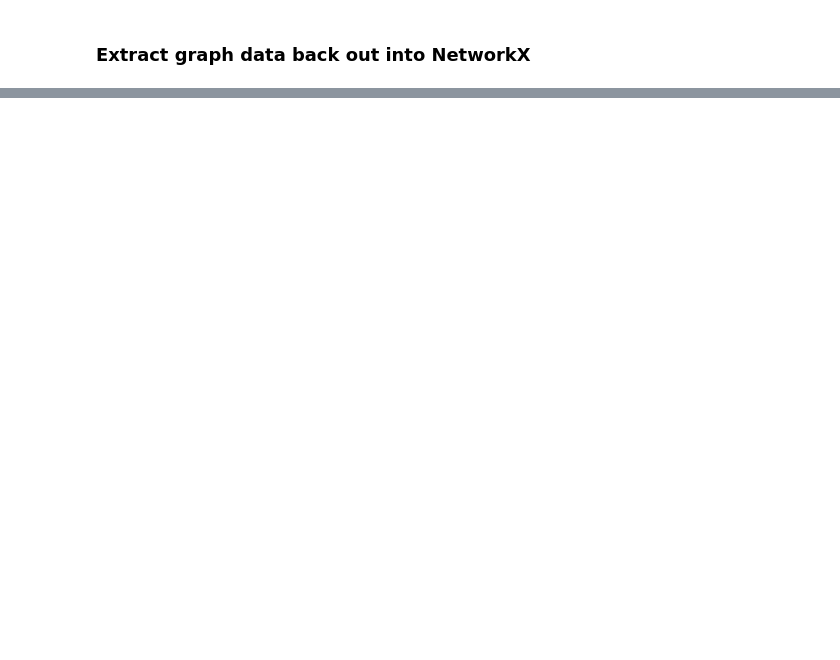
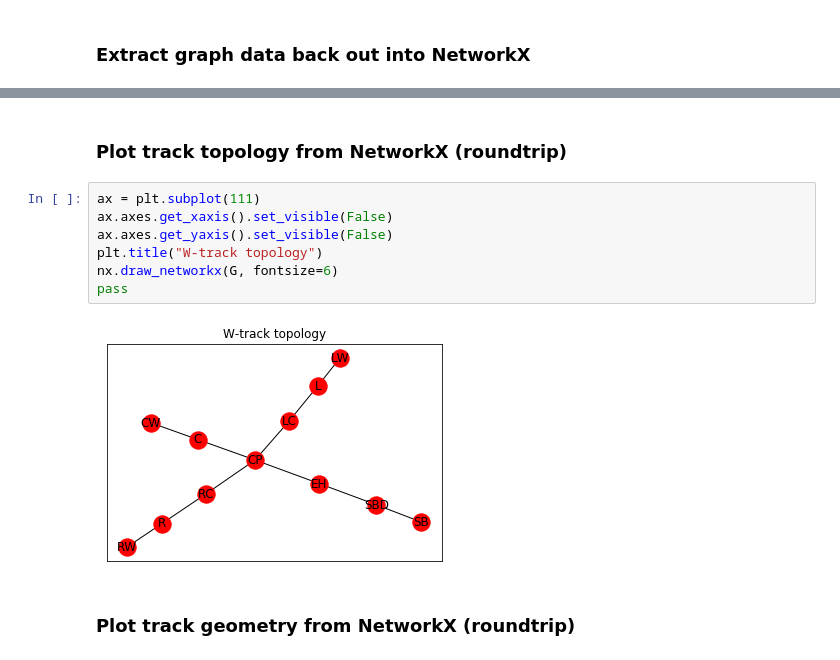
Before and after one commit to LorenFrankLab/franklab-nwb, a Jupyter notebook: behavioral_extensions.ipynb, the cells around one changed output, grey strips where cells are left out. Saved outputs shown, nothing was run; the diff lists cells and outputs as text; blank space fills up the shorter version.

```diff
--- a/behavioral_extensions.ipynb
+++ b/behavioral_extensions.ipynb
@@ -176,0 +271,13 @@ help(FL_SegmentNode)
+# %% [markdown]
+### Plot track topology from NetworkX (roundtrip)
+# %%
+ax = plt.subplot(111)
+ax.axes.get_xaxis().set_visible(False)
+ax.axes.get_yaxis().set_visible(False)
+plt.title("W-track topology")
+nx.draw_networkx(G, fontsize=6)
+pass
+# %% [output]
+[figure, added]
+# %% [markdown]
+### Plot track geometry from NetworkX (roundtrip)
```
Also changed, not shown: parts of 28 cells of this notebook, 1 other file.
